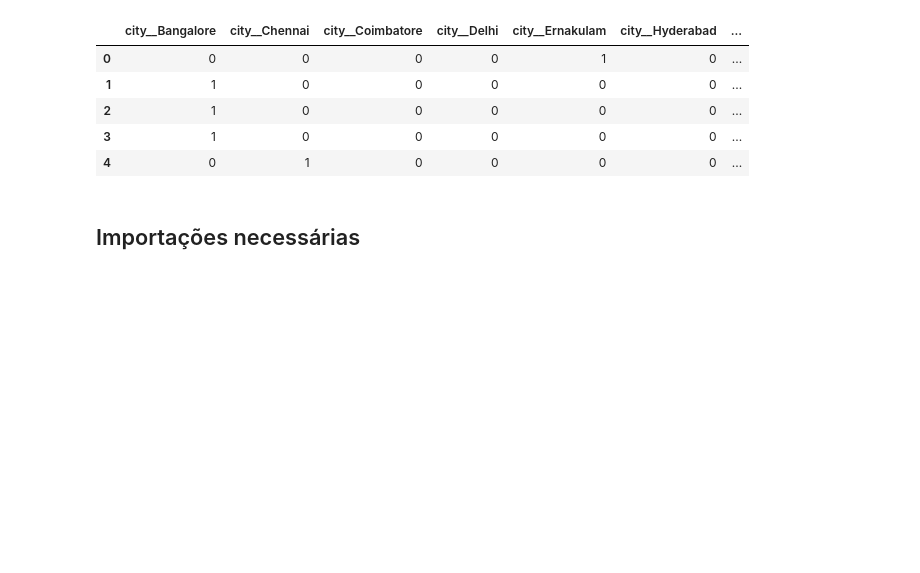
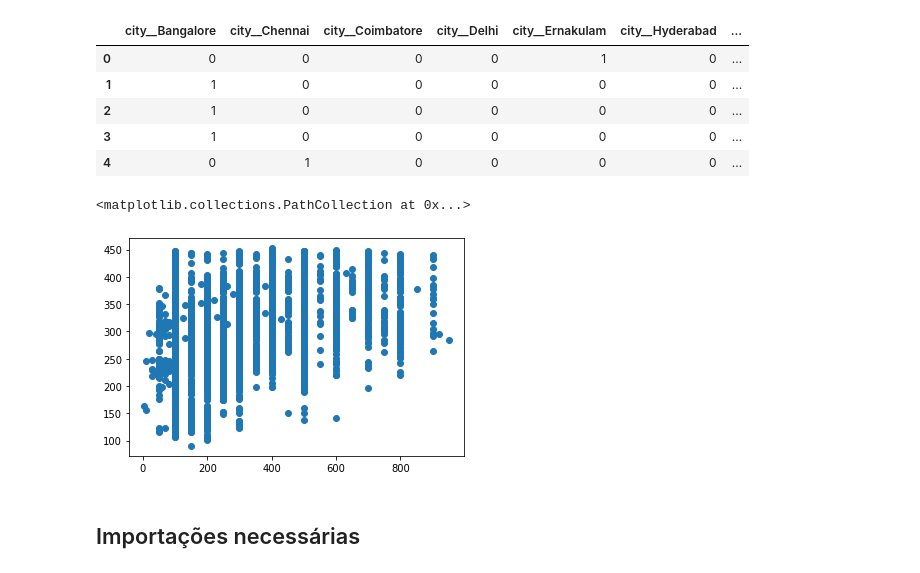
Before and after one commit to ashouy/Aprendizado-de-Maquina, a Jupyter notebook: Atividade02.ipynb, the cells around one changed output. Saved outputs shown, nothing was run; the diff lists cells and outputs as text; code cells hidden in the pictures; blank space fills up the shorter version.

```diff
--- a/Atividade02.ipynb
+++ b/Atividade02.ipynb
@@ -275,6 +333,17 @@ base_tratada.head()
 | 2 | 1 | 0 | 0 | 0 | 0 | 0 | ... |
 | 3 | 1 | 0 | 0 | 0 | 0 | 0 | ... |
 | 4 | 0 | 1 | 0 | 0 | 0 | 0 | ... |
+# %%
+from sklearn.model_selection import cross_val_predict
+from sklearn.linear_model import LinearRegression
+
+predictedCV = cross_val_predict(LinearRegression(),base_tratada.drop(columns=['Fees']) , base_tratada['Fees'], cv=10)
+# %%
+import matplotlib.pyplot as plt
+plt.scatter(base_tratada['Fees'], predictedCV)
+# %% [output]
+<matplotlib.collections.PathCollection at 0x...>
+[figure, added]
 # %% [markdown]
 ## Importações necessárias
 # %%
```
Also changed, not shown: parts of 17 cells of this notebook.
